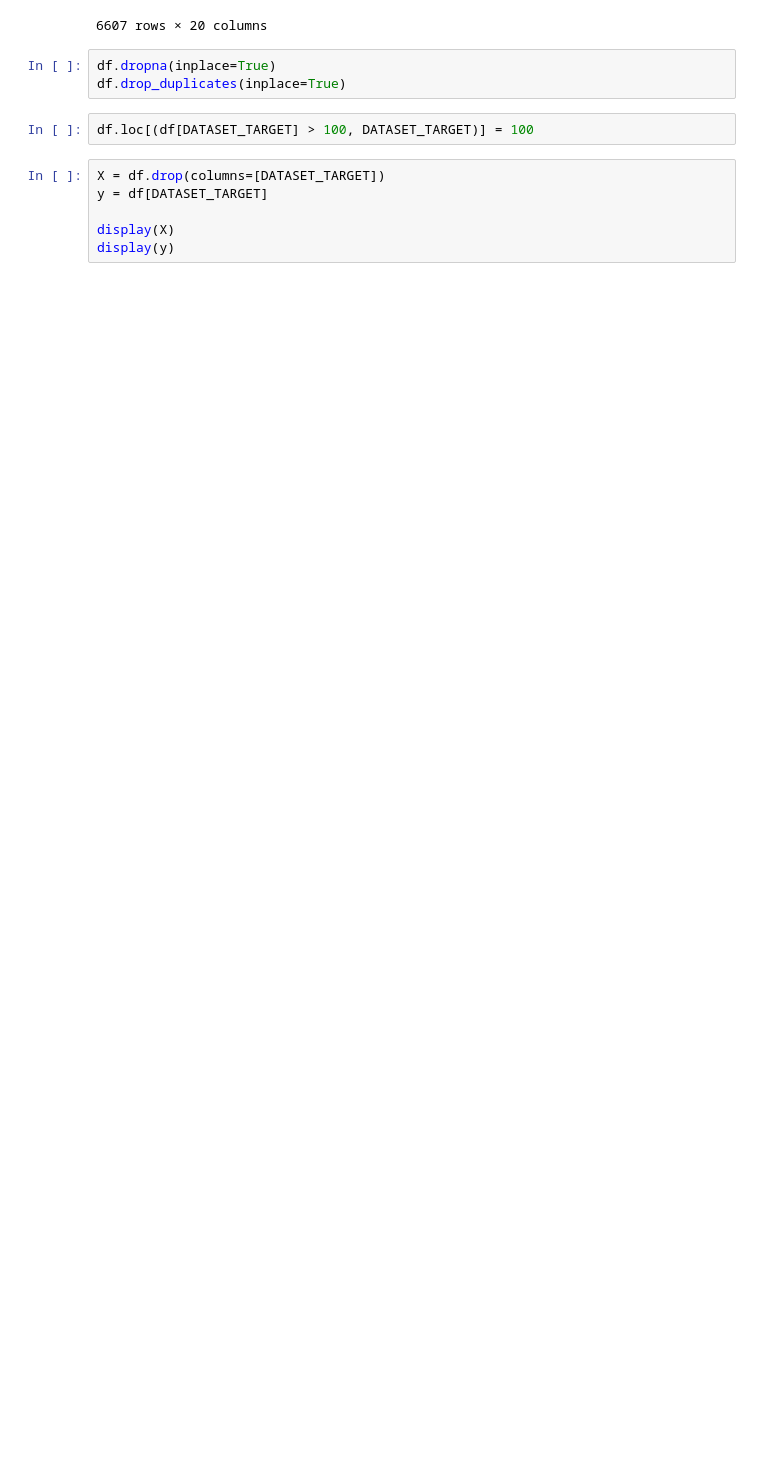
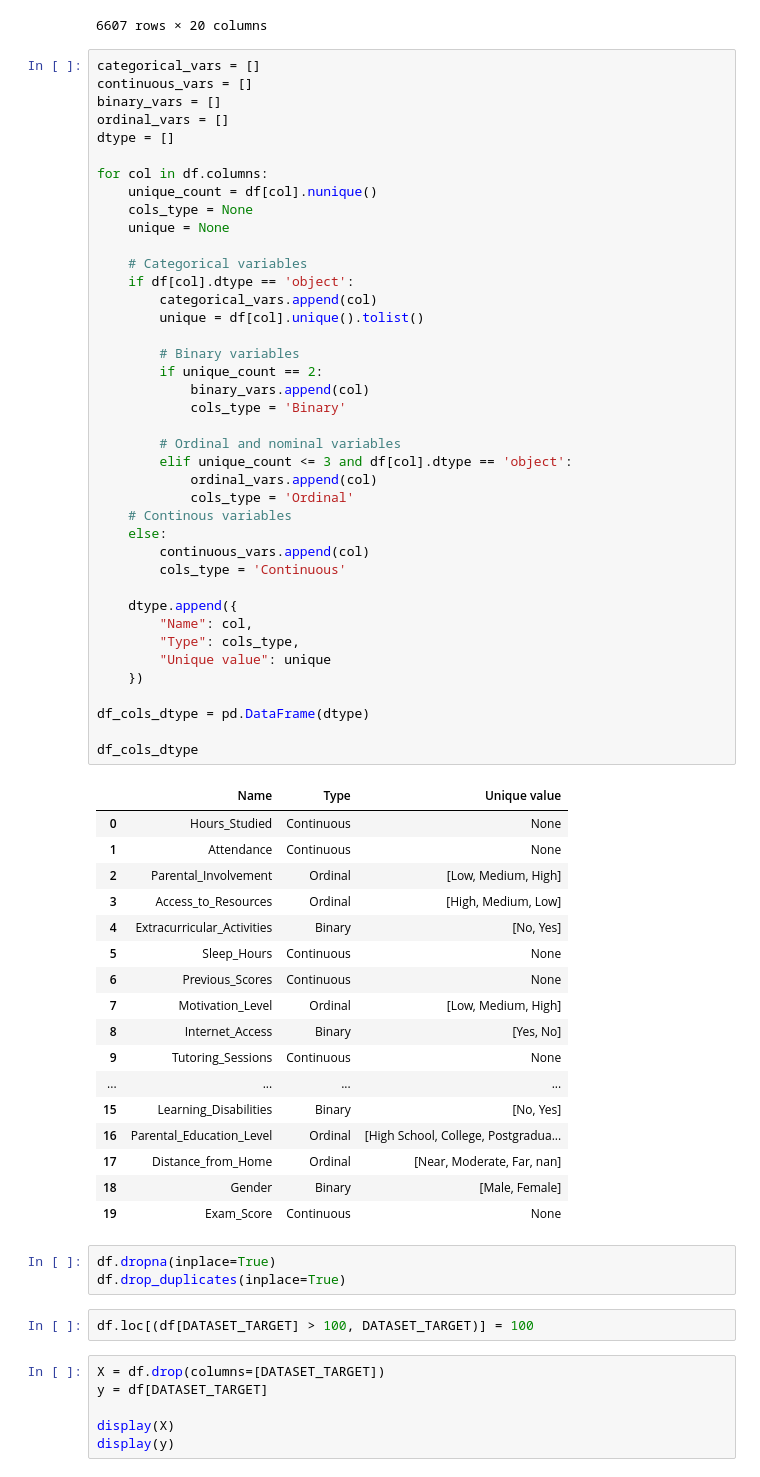
Before and after one commit to MinhLaFuch/Data-Mining-Final-Project, a Jupyter notebook: model.ipynb, the cells around one changed output. Drawn from its saved outputs; the diff is of its cells as text; blank space fills up the shorter version.

```diff
--- a/model.ipynb
+++ b/model.ipynb
@@ -25,6 +25,64 @@ df
 | 6605 | 10 | 86 | High | High | Yes | ... |
 | 6606 | 15 | 67 | Medium | Low | Yes | ... |
 6607 rows × 20 columns
+# %%
+categorical_vars = []
+continuous_vars = []
+binary_vars = []
+ordinal_vars = []
+dtype = []
+
+for col in df.columns:
+    unique_count = df[col].nunique()
+    cols_type = None
+    unique = None
+
+    # Categorical variables
+    if df[col].dtype == 'object':
+        categorical_vars.append(col)
+        unique = df[col].unique().tolist()
+
+        # Binary variables
+        if unique_count == 2:
+            binary_vars.append(col)
+            cols_type = 'Binary'
+
+        # Ordinal and nominal variables
+        elif unique_count <= 3 and df[col].dtype == 'object':
+            ordinal_vars.append(col)
+            cols_type = 'Ordinal'
+    # Continous variables
+    else:
+        continuous_vars.append(col)
+        cols_type = 'Continuous'
+
+    dtype.append({
+        "Name": col,
+        "Type": cols_type,
+        "Unique value": unique
+    })
+
+df_cols_dtype = pd.DataFrame(dtype)
+
+df_cols_dtype
+# %% [output]
+|  | Name | Type | Unique value |
+| 0 | Hours_Studied | Continuous | None |
+| 1 | Attendance | Continuous | None |
+| 2 | Parental_Involvement | Ordinal | [Low, Medium, High] |
+| 3 | Access_to_Resources | Ordinal | [High, Medium, Low] |
+| 4 | Extracurricular_Activities | Binary | [No, Yes] |
+| 5 | Sleep_Hours | Continuous | None |
+| 6 | Previous_Scores | Continuous | None |
+| 7 | Motivation_Level | Ordinal | [Low, Medium, High] |
+| 8 | Internet_Access | Binary | [Yes, No] |
+| 9 | Tutoring_Sessions | Continuous | None |
+| ... | ... | ... | ... |
+| 15 | Learning_Disabilities | Binary | [No, Yes] |
+| 16 | Parental_Education_Level | Ordinal | [High School, College, Postgradua... |
+| 17 | Distance_from_Home | Ordinal | [Near, Moderate, Far, nan] |
+| 18 | Gender | Binary | [Male, Female] |
+| 19 | Exam_Score | Continuous | None |
 # %%
 df.dropna(inplace=True)
 df.drop_duplicates(inplace=True)
```
Also changed, not shown: parts of 5 cells of this notebook, 5 other files.
